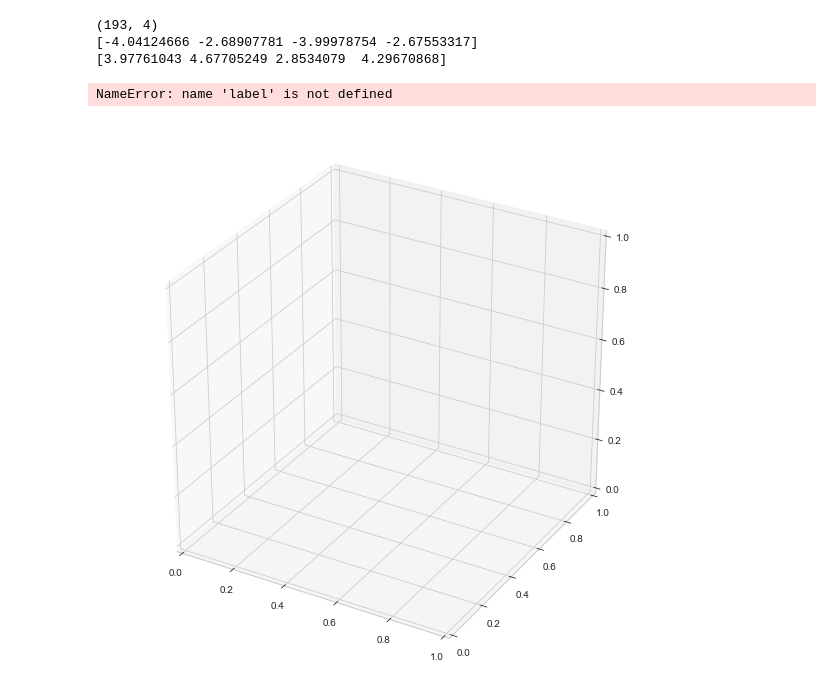
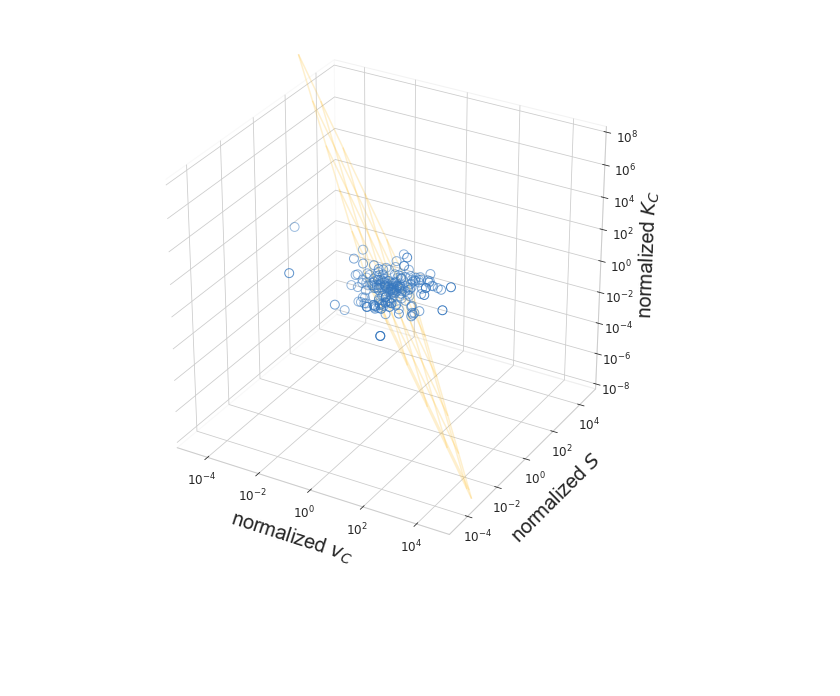
Before and after one commit to flamholz/rubisco, a Jupyter notebook: notebooks/Figure S4 PCA.ipynb, the cells around one changed output. Cells and saved outputs as stored; diff of their text form; code cells hidden in the pictures; blank space fills up the shorter version.

```diff
--- a/notebooks/Figure S4 PCA.ipynb
+++ b/notebooks/Figure S4 PCA.ipynb
@@ -138,15 +155,14 @@ plt.show()
 # %%
 # Perform PCA on form I rubiscos for which we have all data.
 F1s = kin_df[kin_df.isoform == '1']
-data = make_PCA_data(F1s)
+F1data = make_PCA_data(F1s)
 
-log_data = np.log(data)
+log_F1_data = np.log(F1data)
 scaler = StandardScaler()
-normed_log_data = scaler.fit_transform(log_data)
-print(normed_log_data.shape)
+normed_logF1_data = scaler.fit_transform(log_F1_data)
 
 pca = PCA(n_components=2)
-fitted = pca.fit(log_data)
+fitted_F1 = pca.fit(log_F1_data)
 
 pct_variance_explained = 100*fitted.explained_variance_ratio_
 
@@ -159,10 +175,6 @@ print('PC1 %.2g *log(vC) + %.2g *log(KC) + %.2g *log(S) + %.2g *log(KC/KO)' % co
 complist = tuple(fitted.components_[1].tolist())
 print('PC2 %.2g *log(vC) + %.2g *log(KC) + %.2g *log(S) + %.2g *log(KC/KO)' % complist)
 
-print('PC1 = ', fitted.components_[0])
-
 pca_normed = PCA()
-fitted_normed = pca_normed.fit(normed_log_data)
-fitted_normed.components_[0]
-fitted_normed.explained_variance_ratio_
+fitted_F1_normed = pca_normed.fit(normed_logF1_data)
 # %% [output]
@@ -175,0 +185,21 @@ array([0.68828415, 0.13661812, 0.12191319, 0.05318455])
+# %%
+# Plot PCA of non-normalized data for FI RuBisCOs
+fig = plt.figure(figsize=(10,10))
+colors = seaborn.color_palette()
+seaborn.set_style('whitegrid')
+
+pcts = 100*fitted_F1.explained_variance_ratio_
+transformed = fitted_F1.transform(normed_logF1_data)
+
+plt.scatter(transformed[:, 0], transformed[:, 1], s=150, c=named_colors[0], alpha=0.6)
+
+plt.xlabel('PC 1 (%d%% of variance)' % pcts[0], fontsize=26)
+plt.ylabel('PC 2 (%d%% of variance)' % pcts[1], fontsize=26)
+plt.xticks(fontsize=16)
+plt.yticks(fontsize=16)
+
+#plt.xlim(-5, 10)
+#plt.ylim(-5, 10)
+
+plt.savefig('figS4/figS4_PCA_F1.png', dpi=600)
+plt.show()
@@ -218,15 +313,4 @@ plt.show()
-# %%
-print(normed_log_data.shape)
-print(normed_log_data.min(axis=0))
-print(normed_log_data.max(axis=0))
-# %% [output]
-(193, 4)
-[-4.04124666 -2.68907781 -3.99978754 -2.67553317]
-[3.97761043 4.67705249 2.8534079  4.29670868]
 # %%
-from matplotlib.ticker import FuncFormatter
-
-
 fig = plt.figure(figsize=(10,10))
 ax = fig.add_subplot(111, projection='3d')
 
@@ -237,7 +321,7 @@ groups = {'1': 'I',
 
 # Order of normed data is vC, KC, S, KC/KO
 # Here x = vC, y = S and z = KC as in Savir 2010 figure 3.
-ax.scatter(normed_log_data[:, 0], normed_log_data[:, 2],  normed_log_data[:, 1],
+ax.scatter(normed_logF1_data[:, 0], normed_logF1_data[:, 2],  normed_logF1_data[:, 1],
            s=80, facecolors='none', edgecolors=named_colors[0])
 
 ax.set_xlabel('normalized $v_C$', fontsize=20, labelpad=12)
@@ -245,8 +329,8 @@ ax.set_ylabel('normalized $S$', fontsize=20, labelpad=12)
 ax.set_zlabel('normalized $K_C$', fontsize=20, labelpad=12)
 
 # Drop last dimension of the PCs
-pc1 = fitted_normed.components_[0]
-pc2 = fitted_normed.components_[1]
+pc1 = fitted_F1_normed.components_[0]
+pc2 = fitted_F1_normed.components_[1]
 pc1_reordered = pc1[[0, 2, 1]]
 pc2_reordered = pc2[[0, 2, 1]]
 normal = np.cross(pc1_reordered, pc2_reordered)
@@ -255,35 +339,34 @@ d = -pc1_reordered.dot(normal)
 # create x,y
 domain = np.arange(-2.1, 2.1, 0.01)
 xx, yy = np.meshgrid(domain, domain)
 z = (-normal[0] * xx - normal[1] * yy - d) * 1. /normal[2]
 ax.plot_wireframe(xx, yy, z, alpha=0.2, rstride=80, cstride=80, color=named_colors[1])
 
 # Set the viewing angle
 ax.view_init(30, -60)
 
 def _logscale(x, pos):
     return '$10^{%d}$' % x
 formatter = FuncFormatter(_logscale)
 ax.xaxis.set_major_formatter(formatter)
 ax.yaxis.set_major_formatter(formatter)
 ax.zaxis.set_major_formatter(formatter)
 ax.xaxis.set_tick_params(labelsize=12, pad=2)
 ax.yaxis.set_tick_params(labelsize=12, pad=2)
 ax.zaxis.set_tick_params(labelsize=12, pad=6)
 
 ax.xaxis.pane.fill = False
 ax.yaxis.pane.fill = False
 ax.zaxis.pane.fill = False
 
 #ax.tick_params(pad=30)
 
 ax.set_ylim(-5, 5)
 ax.set_xlim(-5, 5)
 ax.set_zlim(-8, 8)
 plt.show()
 # %% [output]
-NameError: name 'label' is not defined
-[figure, old version]
+[figure, new version]
 # %%
 # Perform PCA on Savir data
 savir_data = make_PCA_data(savir_df)
```
Also changed, not shown: parts of 14 cells of this notebook, 6 other files.
